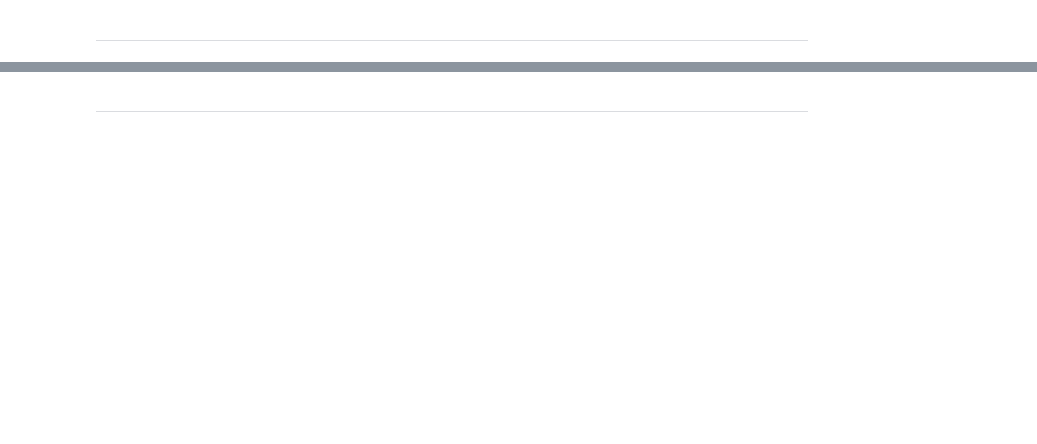
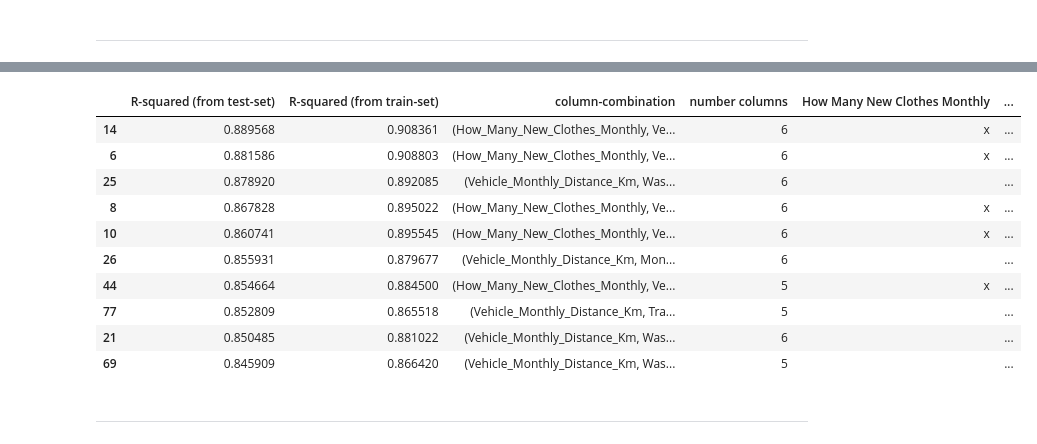
Before and after one commit to e-prossinger/CarbonFootprint_TechLab, a Jupyter notebook: shared_notebooks/model_LightGBM and Feature Selection.ipynb, the cells around one changed output, grey strips where cells are left out. Cells and saved outputs as stored; diff of their text form; code cells hidden in the pictures; blank space fills up the shorter version.

```diff
--- a/shared_notebooks/model_LightGBM and Feature Selection.ipynb
+++ b/shared_notebooks/model_LightGBM and Feature Selection.ipynb
@@ -269,25 +283,18 @@ we get:
 - R-squared (from train-set): 0.729
 - R-squared (from test-set): 0.617
 # %%
-variables_quantitative = ["Vehicle_Monthly_Distance_Km", "How_Many_New_Clothes_Monthly", "Waste_Bag_Weekly_Count",'Monthly_Grocery_Bill']
-variables_for_one_hot_encoded = ['Body_Type', 'Transport_Vehicle_Type']
+columns_combination = ["Vehicle_Monthly_Distance_Km", "How_Many_New_Clothes_Monthly", "Waste_Bag_Weekly_Count",'Monthly_Grocery_Bill','Body_Type', 'Transport_Vehicle_Type']
 
-X = df[variables_quantitative + variables_for_one_hot_encoded]
-
-# Convert categorical columns to category dtype
-X[variables_for_one_hot_encoded] = X[variables_for_one_hot_encoded].astype('category')    #chatGPT wrote that for me
-
-
-
+X = df[columns_combination]
 y = df["CarbonEmission"]
 
 X_train, X_test, y_train, y_test = train_test_split(X, y, test_size=0.2, #random_state=42
 )
 
     # Specify the categorical features by column names
-categorical_features = variables_for_one_hot_encoded     #chatGPT wrote that for me
+categorical_features = X_train.select_dtypes(include='category').columns.tolist()    #chatGPT wrote that for me
 
-model = LGBMRegressor()
+model = LGBMRegressor(verbose=-1)  # verbose=-1: This suppresses almost all LightGBM log messages during the training process.
 model.fit(X_train, y_train, categorical_feature=categorical_features)
 
 #evaluate
@@ -318,33 +321,27 @@ to identify the most effective subset of features, we look into various combinat
 # %%
-
 #8 columns
-top8_columns=['How_Many_New_Clothes_Monthly','Vehicle_Monthly_Distance_Km','Waste_Bag_Weekly_Count',
-              'Monthly_Grocery_Bill','Transport_Vehicle_Type','Frequency_of_Traveling_by_Air','Body_Type',
-              'Sex' #'Waste_Bag_Size'
-              ]
+top8_columns=['How_Many_New_Clothes_Monthly','Vehicle_Monthly_Distance_Km',
+              'Waste_Bag_Weekly_Count','Monthly_Grocery_Bill','Transport_Vehicle_Type',
+              'Body_Type','Frequency_of_Traveling_by_Air',
+              'Sex']
 
 #list of all possible subsets with 6 elements
-subsets6 = list(itertools.combinations(top8_columns, 6))
-print("Number of 6-element subsets:", len(subsets6))  #there are 28-elements in subsets6
+subsets6 = list(itertools.combinations(top8_columns, 6)) + list(itertools.combinations(top8_columns, 5))
+print("Number of 5-element and 6-element subsets:", len(subsets6))  #there are 84-elements in subsets6
 
+X_all = df.drop("CarbonEmission",axis=1)
+y=df['CarbonEmission']
+X_train_all, X_test_all, y_train, y_test = train_test_split(X_all,y, train_size = 0.75, random_state=42)
 
 results=[]
 for columns_combination in subsets6:
-    X = df[list(columns_combination)]
-
-    # Convert categorical columns to category dtype
-    variables_for_one_hot_encoded=X.select_dtypes(include=['object','category']).columns.tolist()
-    X[variables_for_one_hot_encoded] = X[variables_for_one_hot_encoded].astype('category')    #chatGPT wrote that for me
-
-
-    y=df['CarbonEmission']
-    X_train, X_test, y_train, y_test = train_test_split(X,y, train_size = 0.75)
-
+    X_train = X_train_all[list(columns_combination)]
+    X_test = X_test_all[list(columns_combination)]
 
     # Specify the categorical features by column names
-    categorical_features = variables_for_one_hot_encoded     #chatGPT wrote that for me
+    categorical_features = X_train.select_dtypes(include='category').columns.tolist()    #chatGPT wrote that for me
 
-    model = LGBMRegressor()
+    model = LGBMRegressor(verbose=-1)  # verbose=-1: This suppresses almost all LightGBM log messages during the training process.
     model.fit(X_train, y_train, categorical_feature=categorical_features)
 
     #evaluate
@@ -353,13 +350,25 @@ for columns_combination in subsets6:
     train_scores = r2_score(y_train, y_train_pred)
     test_scores = r2_score(y_test, y_test_pred)
 
-    results.append((test_scores,train_scores, columns_combination, len(columns_combination)))
+    # Prepare the row with R-squared values and the combination of features
+    row = {
+        'R-squared (from test-set)': test_scores,
+        'R-squared (from train-set)': train_scores,
+        'column-combination': columns_combination,
+        'number columns': len(columns_combination)
+    }
 
-# Setze die maximale Breite einer Spalte auf None, um keine Begrenzung zu haben
-pd.set_option('display.max_colwidth', None)
+    # Add columns for each feature in top8_columns with 'x' if present in combination
+    for feature in top8_columns:
+        row[feature.replace("_"," ")] = 'x' if feature in columns_combination else ''
+
+    results.append(row)
 
 # Create a dataframe to display results
-results_df = pd.DataFrame(results, columns=['R-squared (from test-set)','R-squared (from train-set)', 'column-combination', 'number columns'])
-results_df.sort_values(by='R-squared (from test-set)', ascending=False, inplace=True) #sort by Score
-results_df
+results_df = pd.DataFrame(results)
+
+# Sort by R-squared score (from test-set) descending
+results_df.sort_values(by='R-squared (from test-set)', ascending=False, inplace=True)
+
+results_df.head(10)
 # %% [output]
@@ -483,2 +376,13 @@ See the caveats in the documentation: https://pandas.pydata.org/pandas-docs/stab
+|  | R-squared (from test-set) | R-squared (from train-set) | column-combination | number columns | How Many New Clothes Monthly | ... |
+| 14 | 0.889568 | 0.908361 | (How_Many_New_Clothes_Monthly, Ve... | 6 | x | ... |
+| 6 | 0.881586 | 0.908803 | (How_Many_New_Clothes_Monthly, Ve... | 6 | x | ... |
+| 25 | 0.878920 | 0.892085 | (Vehicle_Monthly_Distance_Km, Was... | 6 |  | ... |
+| 8 | 0.867828 | 0.895022 | (How_Many_New_Clothes_Monthly, Ve... | 6 | x | ... |
+| 10 | 0.860741 | 0.895545 | (How_Many_New_Clothes_Monthly, Ve... | 6 | x | ... |
+| 26 | 0.855931 | 0.879677 | (Vehicle_Monthly_Distance_Km, Mon... | 6 |  | ... |
+| 44 | 0.854664 | 0.884500 | (How_Many_New_Clothes_Monthly, Ve... | 5 | x | ... |
+| 77 | 0.852809 | 0.865518 | (Vehicle_Monthly_Distance_Km, Tra... | 5 |  | ... |
+| 21 | 0.850485 | 0.881022 | (Vehicle_Monthly_Distance_Km, Was... | 6 |  | ... |
+| 69 | 0.845909 | 0.866420 | (Vehicle_Monthly_Distance_Km, Was... | 5 |  | ... |
 # %% [markdown]
 ---
```
Also changed, not shown: parts of 21 cells of this notebook.
